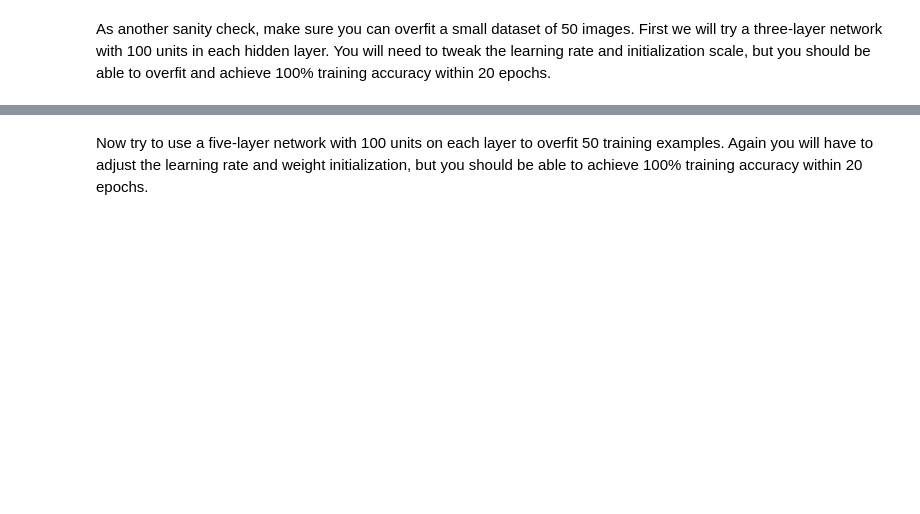
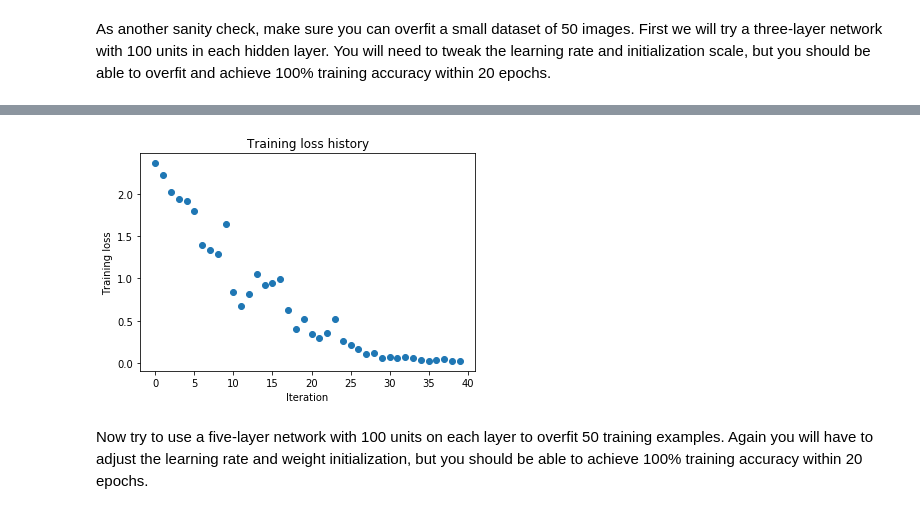
Before and after one commit to M1ckeyMouse/CS231n, a Jupyter notebook: assignments/assignment2/FullyConnectedNets.ipynb, the cells around one changed output, grey strips where cells are left out. Saved outputs shown, nothing was run; the diff lists cells and outputs as text; code cells hidden in the pictures; blank space fills up the shorter version.

```diff
--- a/assignments/assignment2/FullyConnectedNets.ipynb
+++ b/assignments/assignment2/FullyConnectedNets.ipynb
@@ -388,7 +424,7 @@ small_data = {
 }
 
 weight_scale = 1e-2
-learning_rate = 1e-4
+learning_rate = 1e-2
 model = FullyConnectedNet([100, 100],
               weight_scale=weight_scale, dtype=np.float64)
 solver = Solver(model, small_data,
@@ -405,3 +441,4 @@ plt.title('Training loss history')
 plt.xlabel('Iteration')
 plt.ylabel('Training loss')
 plt.show()
+# %% [output]
@@ -408,3 +462,4 @@ plt.show()
+[figure, added]
 # %% [markdown]
 Now try to use a five-layer network with 100 units on each layer to overfit 50 training examples. Again you will have to adjust the learning rate and weight initialization, but you should be able to achieve 100% training accuracy within 20 epochs.
 # %%
```
Also changed, not shown: parts of 13 cells of this notebook.
